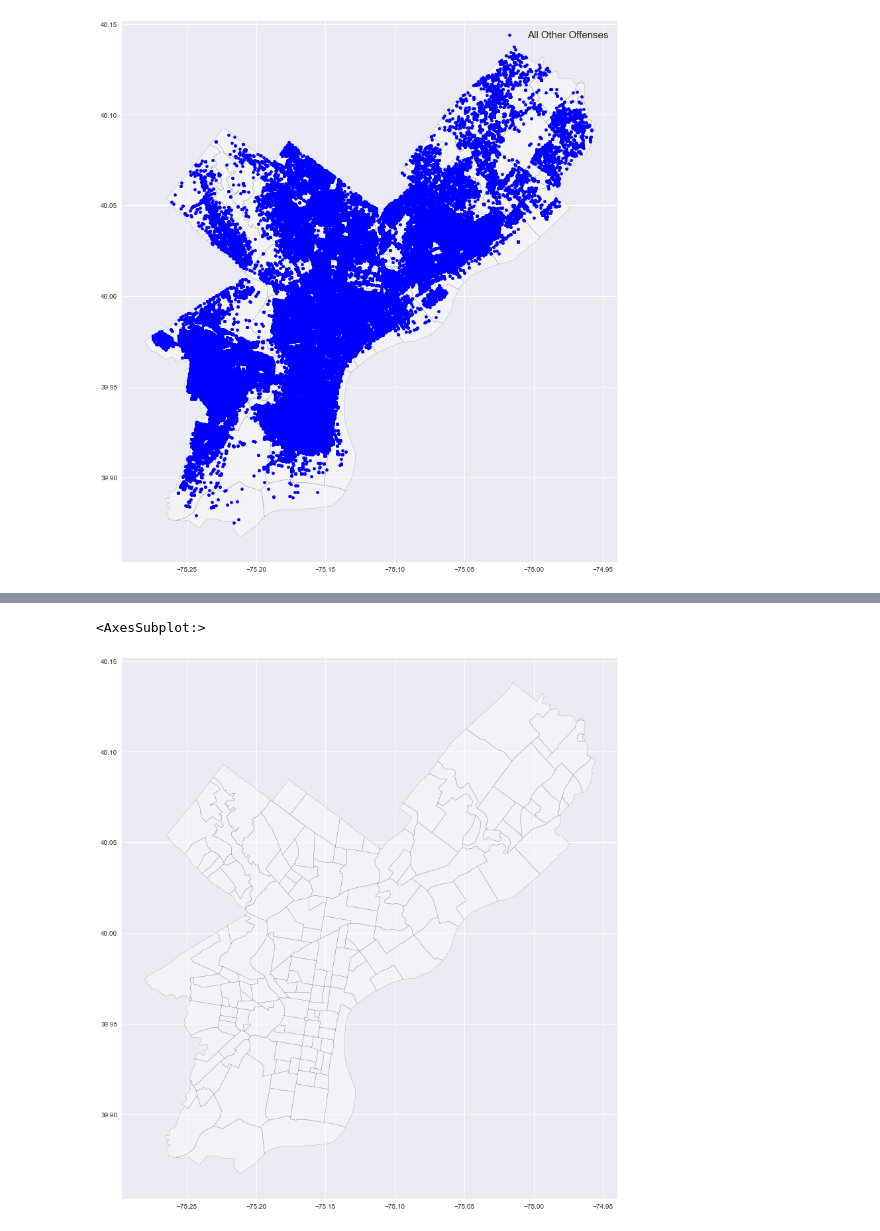
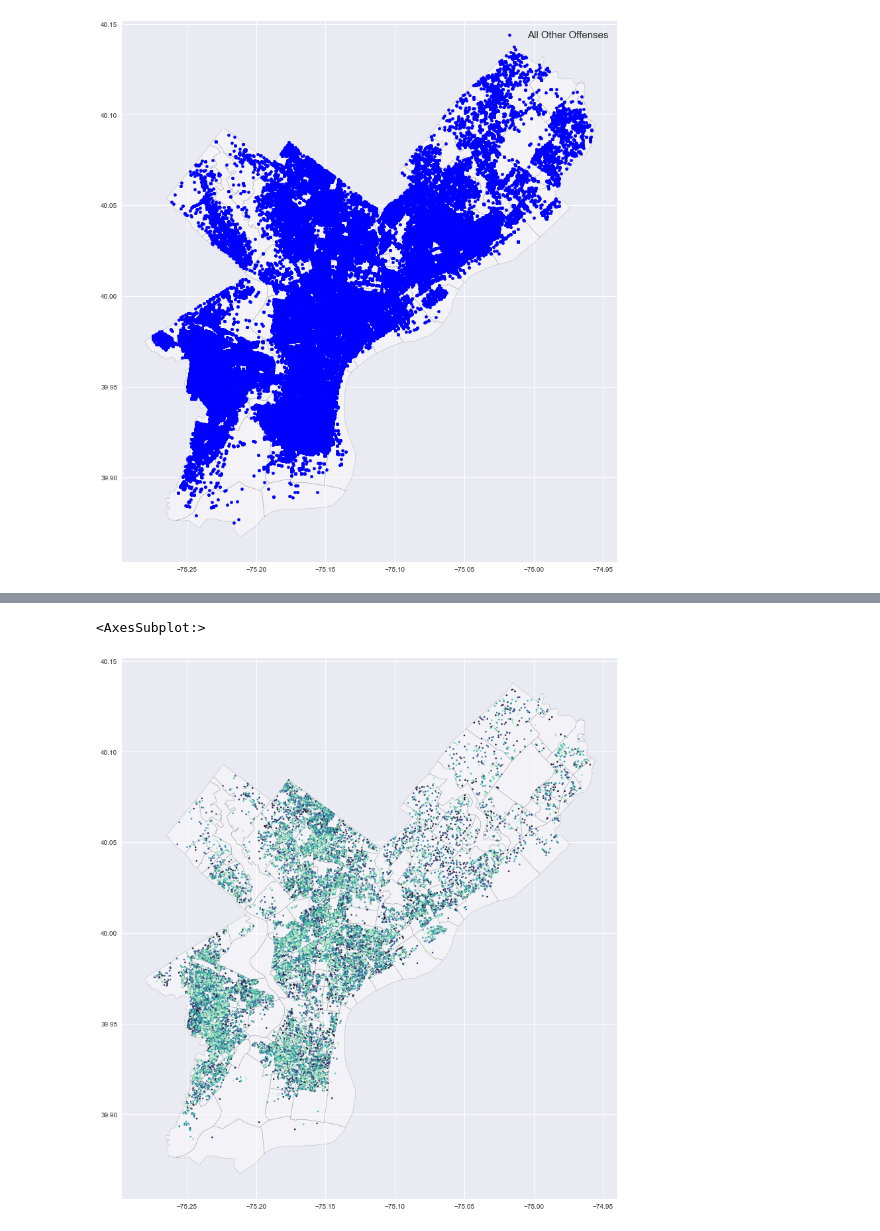
Before and after one commit to Pball01/vacant_lot, a Jupyter notebook: data_explore.ipynb, the cells around one changed output, grey strips where cells are left out. Drawn from its saved outputs; the diff is of its cells as text; code cells hidden in the pictures.

```diff
--- a/data_explore.ipynb
+++ b/data_explore.ipynb
@@ -829,0 +871,4 @@ Name: text_general_code, dtype: int64
+# %%
+#https://metadata.phila.gov/#home/datasetdetails/57d9643afab162fe2708224e/representationdetails/57d9643cfab162fe27082252/
+
+tax = pd.read_csv('data/city/real_estate_tax_delinquencies.csv')
@@ -851,0 +994,5 @@ dtype: int64
+# %%
+tax.drop(['mailing_address', 'mailing_city', 'unit_type', 'unit_num', 'mailing_state', 'mailing_zip',
+        'return_mail', 'coll_agency_most_recent_year', 'coll_agency_oldest_year', 'agreement_agency', 'years_in_bankruptcy' ,
+        'most_recent_bankrupt_year', 'oldest_bankrupt_year', 'principal_sum_bankrupt_years', 'total_amount_bankrupt_years'],
+        axis=1, inplace=True) # removing columns thta have high null values
@@ -851,0 +1069,11 @@ dtype: int64
+# %%
+tax.dropna(subset=['lat'], inplace=True)
+tax.dropna(subset=['lng'], inplace=True)
+# %%
+crs = {'init': 'epsg:4326'}
+geometry = [Point(xy) for xy in zip(tax["lat"], tax["lng"])]
+tax = gpd.GeoDataFrame(tax,
+                        crs = crs,
+                        geometry = geometry)
+
+tax.head()
@@ -852,8 +1088,10 @@ dtype: int64
 # %%
-street_map = gpd.read_file("data/geo_shape/Neighborhoods_Philadelphia.shp")
 fig, ax = plt.subplots(figsize =(15,15))
 plt.style.use('seaborn')
 street_map.to_crs(epsg = 4326).plot(ax = ax, alpha = 0.4,  color = "white", edgecolor='black')
+tax[tax['principal_due'] > 2000].plot(ax = ax, cmap = 'mako',legend=True, markersize = 5)#principal that is more than 2000
+#plt.legend(prop = {'size' : 15})
+#plt.show()
 # %% [output]
 <AxesSubplot:>
-[figure, old version]
+[figure, new version]
```
Also changed, not shown: parts of 68 cells of this notebook.
